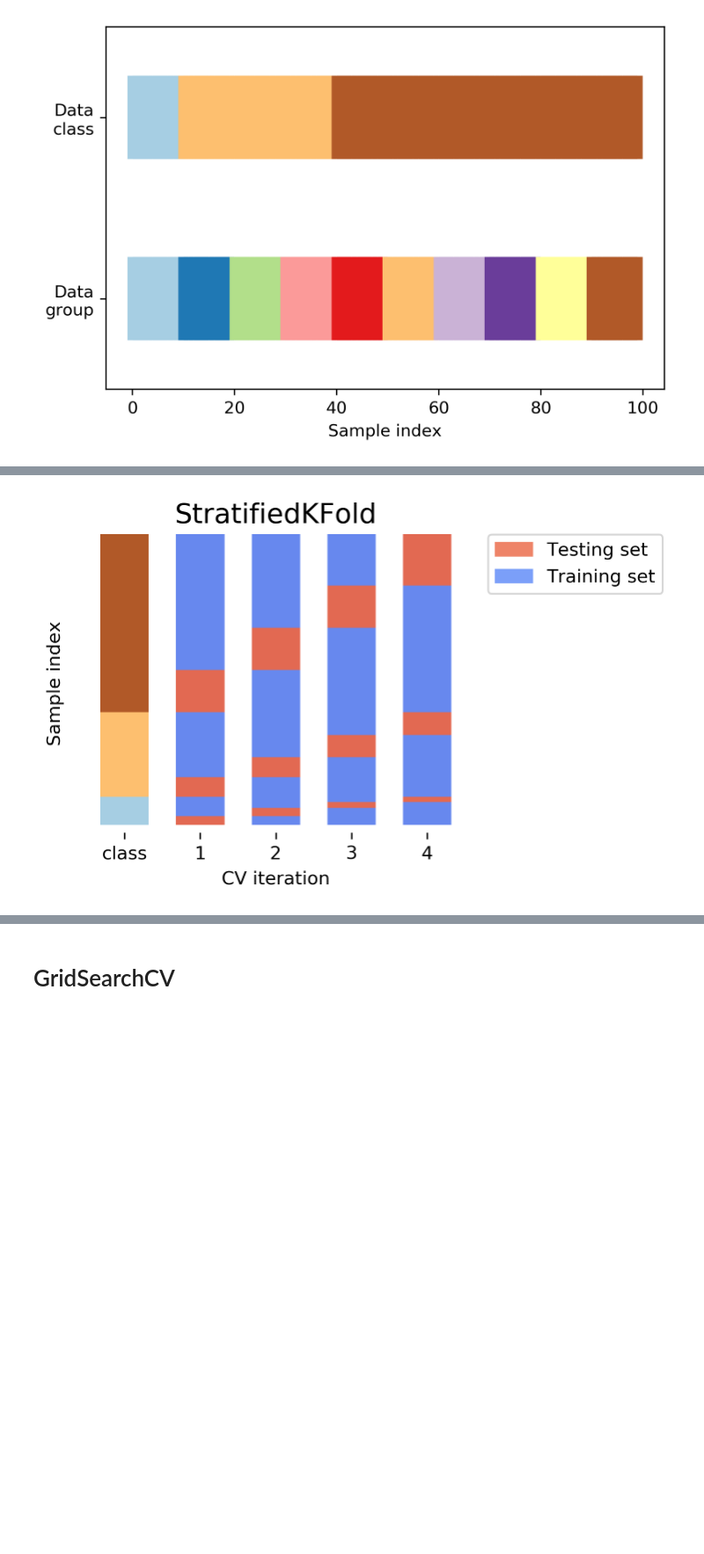
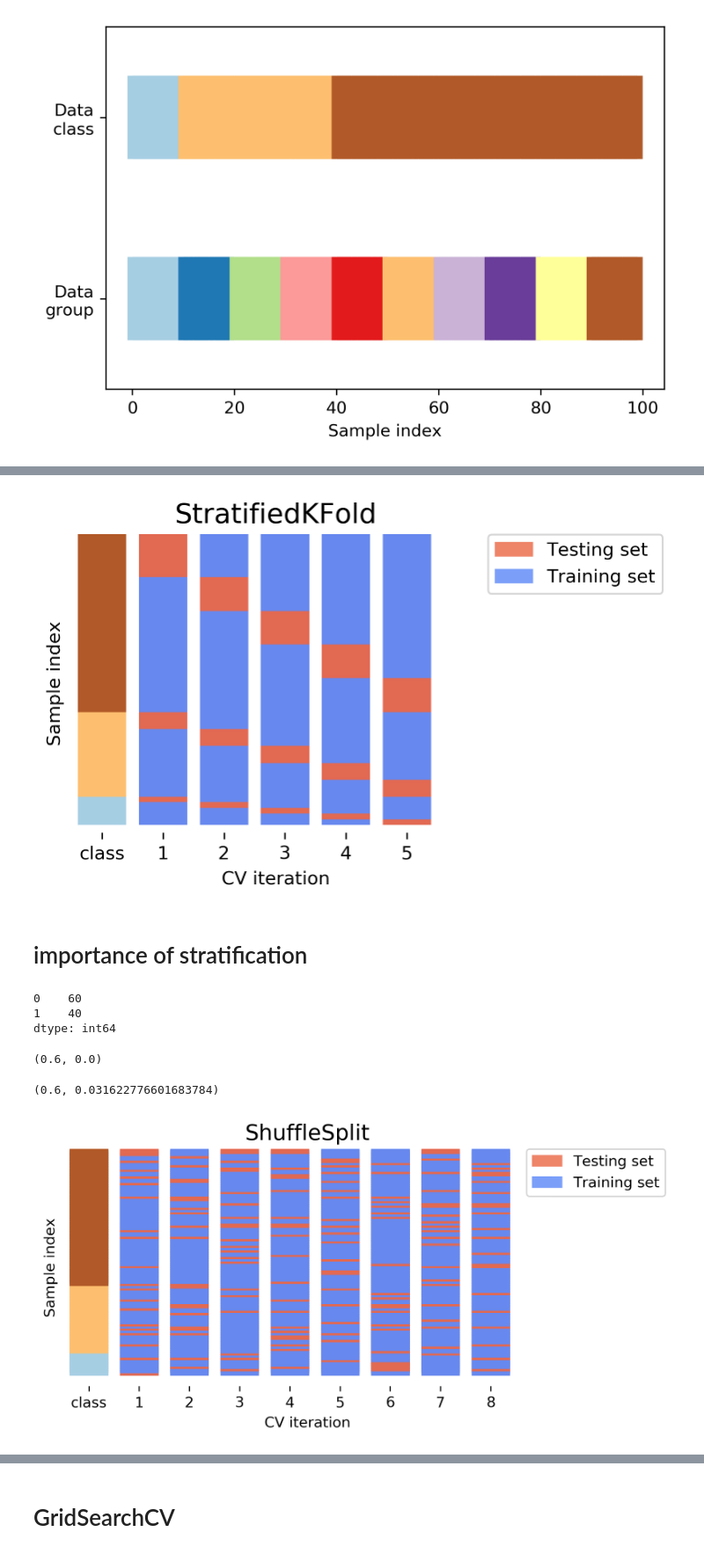
Before and after one commit to amueller/COMS4995-s20, a Jupyter notebook: slides/aml-03-supervised-learning/aml-04-supervised-learning.ipynb, the cells around one changed output, grey strips where cells are left out. Shown at 88% size. Cells and saved outputs as stored; diff of their text form; code cells hidden in the pictures; blank space fills up the shorter version.

```diff
--- a/slides/aml-03-supervised-learning/aml-04-supervised-learning.ipynb
+++ b/slides/aml-03-supervised-learning/aml-04-supervised-learning.ipynb
@@ -378,8 +380,22 @@ plt.savefig("images/kfold_cv.png")
 # %%
 fig, ax = plt.subplots(figsize=(4, 3))
-cv = StratifiedKFold(n_splits)
-plot_cv_indices(cv, X, y, groups, ax, n_splits, s=700)
+cv = StratifiedKFold(5)
+plot_cv_indices(cv, X, y, groups, ax, s=700)
 ax.set_ylim((-6, 100))
 plt.savefig("images/stratified_cv.png")
 # %% [output]
-[figure, old version]
+[figure, new version]
+# %% [markdown]
+# importance of stratification
+# %%
+rng = np.random.RandomState(0)
+X = rng.normal(size=(100, 2))
+y = np.zeros(100, int)
+y[:40] = 1
+y = pd.Series(y)
+# %%
+y.value_counts()
+# %% [output]
+0    60
+1    40
+dtype: int64
@@ -385,0 +405,21 @@ plt.savefig("images/stratified_cv.png")
+# %%
+from sklearn.model_selection import cross_val_score, KFold, StratifiedKFold
+res = cross_val_score(dc, X, y, cv=StratifiedKFold(n_splits=5, shuffle=True))
+np.mean(res), res.std()
+# %% [output]
+(0.6, 0.0)
+# %%
+res = cross_val_score(dc, X, y, cv=KFold(n_splits=5, shuffle=True))
+np.mean(res), res.std()
+# %% [output]
+(0.6, 0.031622776601683784)
+# %%
+fig, ax = plt.subplots(figsize=(6, 3))
+cv = ShuffleSplit(8, test_size=.2)
+plot_cv_indices(cv, X, y, groups, ax, n_splits, s=700)
+ax.set_ylim((-6, 100))
+ax.legend([Patch(color=cmap_cv(.8)), Patch(color=cmap_cv(.2))],
+          ['Testing set', 'Training set'], loc=(.95, .8))
+plt.savefig("images/shuffle_split_cv.png")
+# %% [output]
+[figure, added]
```
Also changed, not shown: parts of 9 cells of this notebook, 8 other files.
